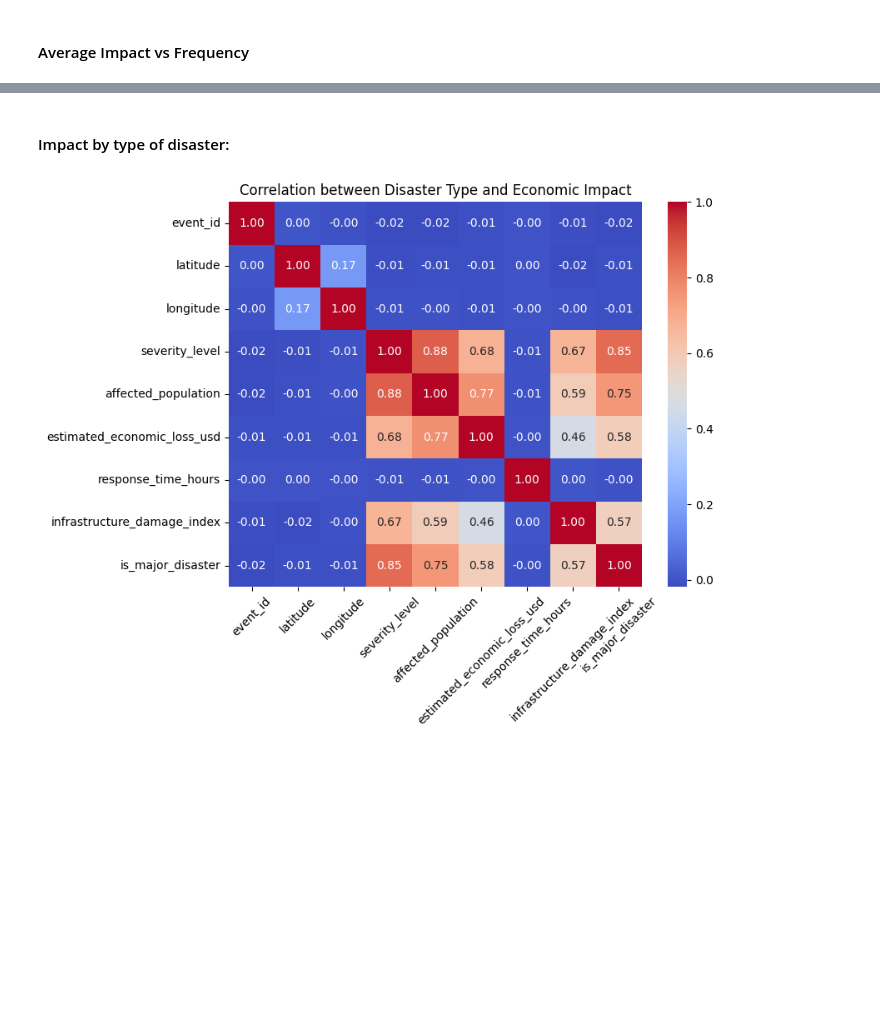
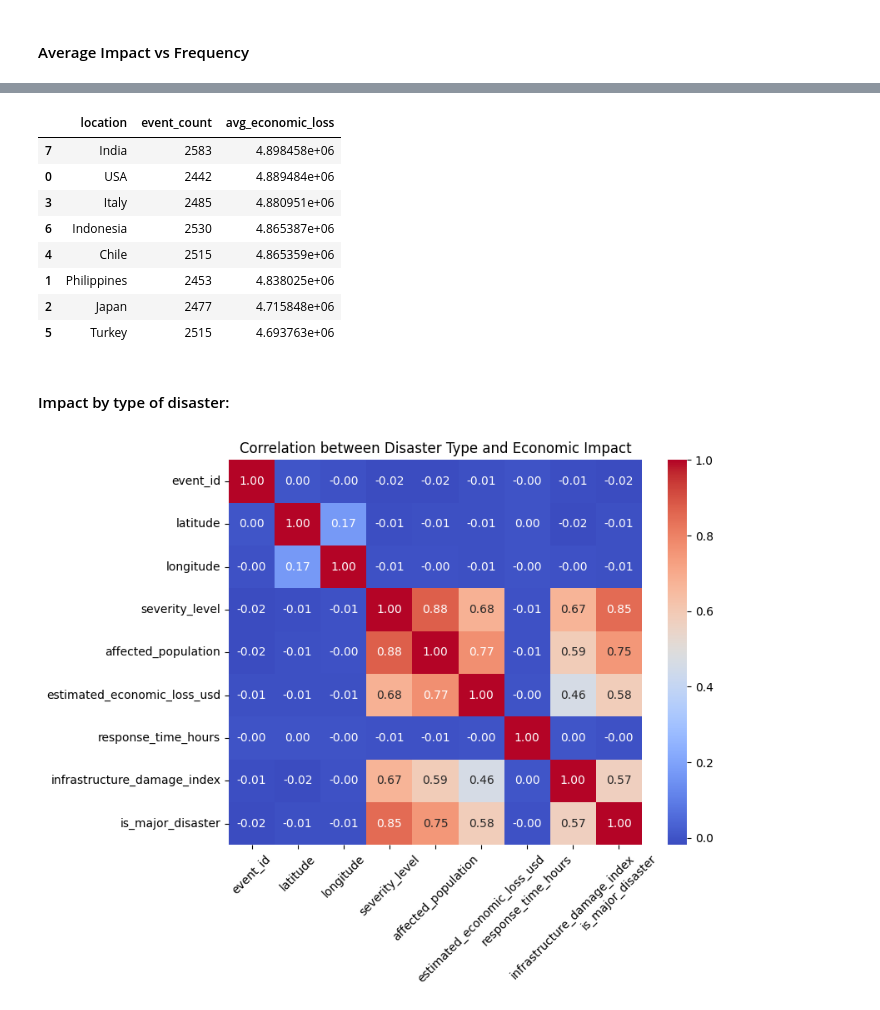
Before and after one commit to ailinalvarez/natural_disaster, a Jupyter notebook: disaster_event.ipynb, the cells around one changed output, grey strips where cells are left out. Saved outputs shown, nothing was run; the diff lists cells and outputs as text; code cells hidden in the pictures; blank space fills up the shorter version.

```diff
--- a/disaster_event.ipynb
+++ b/disaster_event.ipynb
@@ -505,5 +502,27 @@ display(paises_info.sample(5))
 # %%
 #Countries with few events but high impact
+few_events = paises_info.groupby('location')['date'].count().reset_index()
+few_events = few_events.rename(columns={'date': 'event_count'})
+few_events = few_events.sort_values(by='event_count', ascending=True).reset_index(drop=True)
+
+#We calculate the average economic loss by country
+high_impact = paises_info.groupby('location')['estimated_economic_loss_usd'].mean().reset_index()
+high_impact = high_impact.rename(columns={'estimated_economic_loss_usd': 'avg_economic_loss'})
+
+#We merge the two dataframes to find the countries with few events but high average economic impact
+countries_with_few_events_and_high_impact = few_events.merge(high_impact, on='location', how='inner')
+countries_with_few_events_and_high_impact = countries_with_few_events_and_high_impact.sort_values(by='avg_economic_loss', ascending=False)
+display(countries_with_few_events_and_high_impact)
+# %% [output]
+|  | location | event_count | avg_economic_loss |
+| 7 | India | 2583 | 4.898458e+06 |
+| 0 | USA | 2442 | 4.889484e+06 |
+| 3 | Italy | 2485 | 4.880951e+06 |
+| 6 | Indonesia | 2530 | 4.865387e+06 |
+| 4 | Chile | 2515 | 4.865359e+06 |
+| 1 | Philippines | 2453 | 4.838025e+06 |
+| 2 | Japan | 2477 | 4.715848e+06 |
+| 5 | Turkey | 2515 | 4.693763e+06 |
 # %%
 #Difference between recurrence and severity
 # %% [markdown]
```
Also changed, not shown: parts of 10 cells of this notebook, 1 other file.
